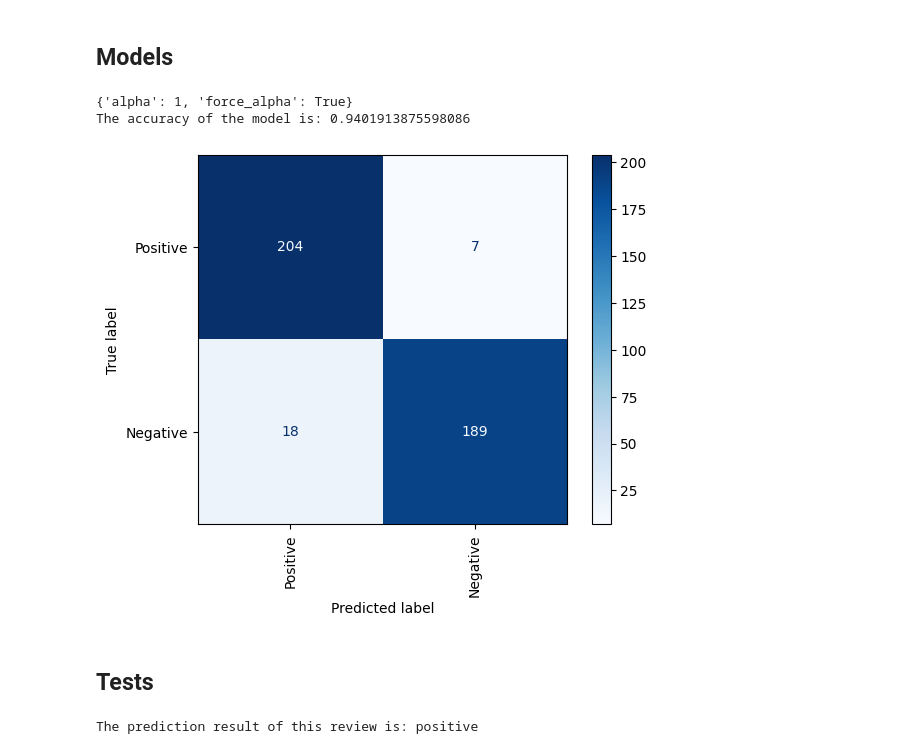
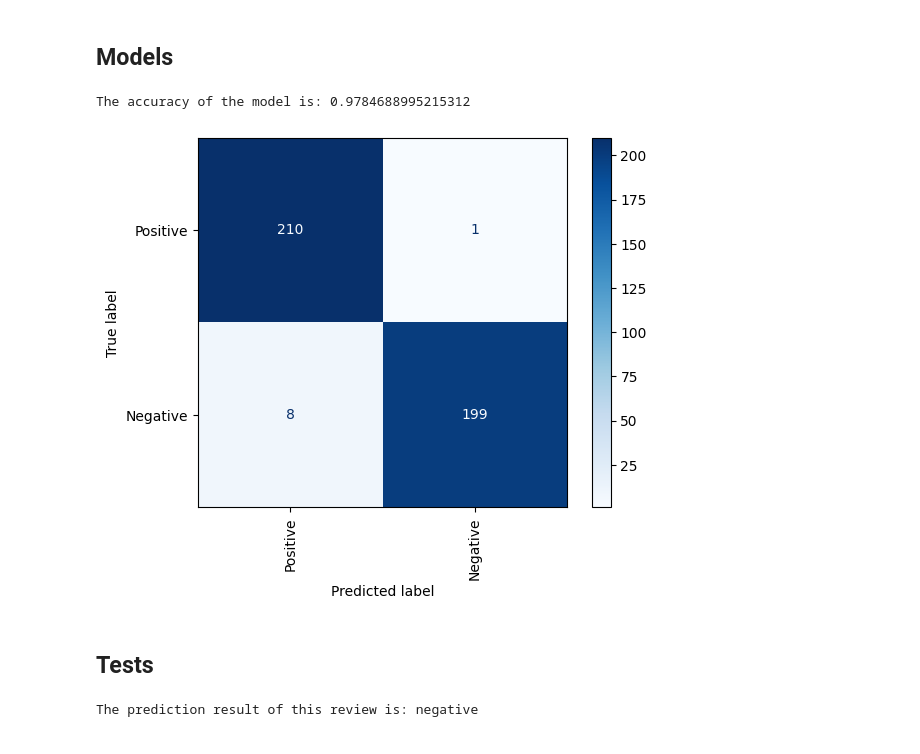
Before and after one commit to cparra-97/Applied-AI-in-Transportation, a Jupyter notebook: CAPG_Assignment_2.ipynb, the cells around one changed output. Saved outputs shown, nothing was run; the diff lists cells and outputs as text; code cells hidden in the pictures.

```diff
--- a/CAPG_Assignment_2.ipynb
+++ b/CAPG_Assignment_2.ipynb
@@ -67,6 +67,7 @@ x_test_vectorized = vectorizer.transform(x_test)
 # %%
 import pandas as pd
 from sklearn.feature_extraction.text import CountVectorizer
+from sklearn.feature_extraction.text import HashingVectorizer
 from sklearn.feature_extraction.text import TfidfVectorizer
 from sklearn.linear_model import LogisticRegression
 from sklearn.model_selection import train_test_split
@@ -87,18 +88,18 @@ from sklearn.model_selection import GridSearchCV
 # #(1) CountVectorizer
 # vectorizer = CountVectorizer(ngram_range=(1, 2), stop_words='english',min_df=20)
 
-# #(2) #HashingVectorizer
-# vectorizer = HashingVectorizer(ngram_range=(1, 2), n_features=200)
+#(2) #HashingVectorizer
+vectorizer = HashingVectorizer(ngram_range=(1, 2), n_features=200)
 
-#(3)TfidfVectorizer
-vectorizer = TfidfVectorizer(
-    min_df=20,
-    norm='l2',
-    smooth_idf=True,
-    use_idf=True,
-    ngram_range=(1, 1),
-    stop_words='english'
-    )
+# #(3)TfidfVectorizer
+# vectorizer = TfidfVectorizer(
+#     min_df=20,
+#     norm='l2',
+#     smooth_idf=True,
+#     use_idf=True,
+#     ngram_range=(1, 1),
+#     stop_words='english'
+#     )
 
 #-*-*-*-*-*-*chose different vectorization-*-*-*-*-*-*
 
@@ -135,13 +136,13 @@ x_test_vectorized = vectorizer.transform(x_test)
 #     'min_samples_leaf': [1, 2, 4]
 # }
 
-# #(4)XGBoost
-# model =  XGBClassifier()
-# param_grid = {
-#     'learning_rate': [0.01, 0.1, 0.2],
-#     'n_estimators': [100, 200, 300],
-#     'max_depth': [3, 4, 5]
-# }
+#(4)XGBoost
+model =  XGBClassifier()
+param_grid = {
+    'learning_rate': [0.01, 0.1, 0.2],
+    'n_estimators': [100, 200, 300],
+    'max_depth': [3, 4, 5]
+}
 
 # #(5)SVM
 # model= SVC(probability=True)
@@ -160,50 +161,49 @@ x_test_vectorized = vectorizer.transform(x_test)
 
 # #`best_params` and `best_score` store the best hyperparameters and their
 # # corresponding accuracy score.
 # best_params = grid_search.best_params_
 # print(best_params)
 # best_score = grid_search.best_score_
 
 # #The `model` is updated with the best estimator found during the grid search,
 # # which can be used for further analysis.
 # model = grid_search.best_estimator_
 
-#(6)Naïve Bayes models
-model=BernoulliNB()
-param_grid = {'alpha': [0.1, 0.5, 1],'force_alpha': [True,False]}
+# #(6)Naïve Bayes models
+# model=BernoulliNB()
+# param_grid = {'alpha': [0.1, 0.5, 1],'force_alpha': [True,False]}
 
-grid_search = GridSearchCV(estimator=model, param_grid=param_grid, cv=5, scoring='accuracy')
+# grid_search = GridSearchCV(estimator=model, param_grid=param_grid, cv=5, scoring='accuracy')
 
-grid_search.fit(x_train_vectorized, y_train)
+# grid_search.fit(x_train_vectorized, y_train)
 
-best_params = grid_search.best_params_
-print(best_params)
-best_score = grid_search.best_score_
+# best_params = grid_search.best_params_
+# print(best_params)
+# best_score = grid_search.best_score_
 
-model = grid_search.best_estimator_
+# model = grid_search.best_estimator_
 
 #-*-*-*-*-*-*-*-*-*-*-*-*-*-*-*-*-*-*
 model.fit(x_train_vectorized, y_train)
 cmd.from_estimator(
     model,
     x_test_vectorized,
     y_test,
     display_labels=['Positive','Negative'],
     cmap='Blues',
     xticks_rotation='vertical'
     )
 
 #calculate accuracy
 print('The accuracy of the model is: '+str(accuracy_score(y_test,model.predict(x_test_vectorized))))
 # %% [output]
-{'alpha': 1, 'force_alpha': True}
-The accuracy of the model is: 0.9401913875598086
+The accuracy of the model is: 0.9784688995215312
-[figure, old version]
+[figure, new version]
 # %% [markdown]
 ## Tests
 # %%
 # Here you change the reviews
-text = 'Adayala road is clear'
+text = 'It is amazing how this road is always congested. It makes me laugh'
 
 # Make a prediction for this review
 score=model.predict_proba(vectorizer.transform([text]))[0][1]
@@ -215,4 +215,4 @@ else:
 
 print('The prediction result of this review is: '+ attitude)
 # %% [output]
-The prediction result of this review is: positive
+The prediction result of this review is: negative
```
